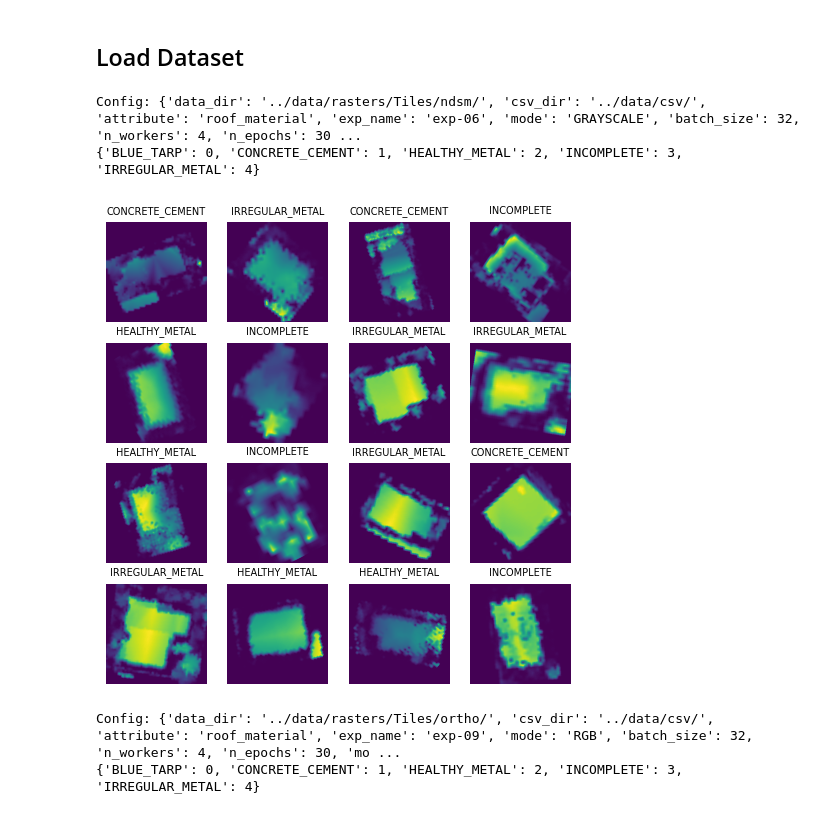
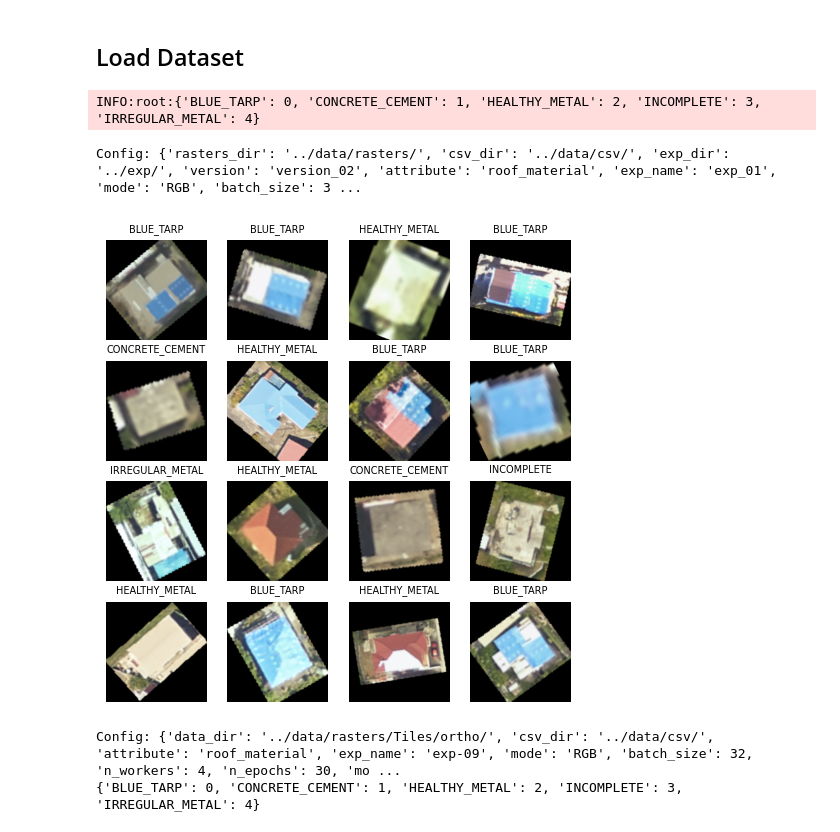
Before and after one commit to GFDRR/caribbean-rooftop-classification, a Jupyter notebook: notebooks/02_model_development.ipynb, the cells around one changed output. Cells and saved outputs as stored; diff of their text form; code cells hidden in the pictures.

```diff
--- a/notebooks/02_model_development.ipynb
+++ b/notebooks/02_model_development.ipynb
@@ -22,15 +22,14 @@ pd.set_option('mode.chained_assignment', None)
 ## Load Dataset
 # %%
 phases = ["train", "test"]
-c = config.create_config("../configs/config_06.yaml")
-c = {key: '.' + value if 'dir' in key else value for key, value in c.items()}
+c = config.create_config("../configs/cnn/cnn_01.yaml", prefix='.')
 print(f"Config: {c}")
 
 data, data_loader, classes = cnn_utils.load_dataset(config=c, phases=phases)
 cnn_utils.visualize_data(data, data_loader, phase='train', mode=c['mode'])
 # %% [output]
-Config: {'data_dir': '../data/rasters/Tiles/ndsm/', 'csv_dir': '../data/csv/', 'attribute': 'roof_material', 'exp_name': 'exp-06', 'mode': 'GRAYSCALE', 'batch_size': 32, 'n_workers': 4, 'n_epochs': 30 ...
-{'BLUE_TARP': 0, 'CONCRETE_CEMENT': 1, 'HEALTHY_METAL': 2, 'INCOMPLETE': 3, 'IRREGULAR_METAL': 4}
+INFO:root:{'BLUE_TARP': 0, 'CONCRETE_CEMENT': 1, 'HEALTHY_METAL': 2, 'INCOMPLETE': 3, 'IRREGULAR_METAL': 4}
+Config: {'rasters_dir': '../data/rasters/', 'csv_dir': '../data/csv/', 'exp_dir': '../exp/', 'version': 'version_02', 'attribute': 'roof_material', 'exp_name': 'exp_01', 'mode': 'RGB', 'batch_size': 3 ...
-[figure, old version]
+[figure, new version]
 # %%
 phases = ["train", "test"]
```
Also changed, not shown: parts of 1 cell of this notebook, 1 other file.
